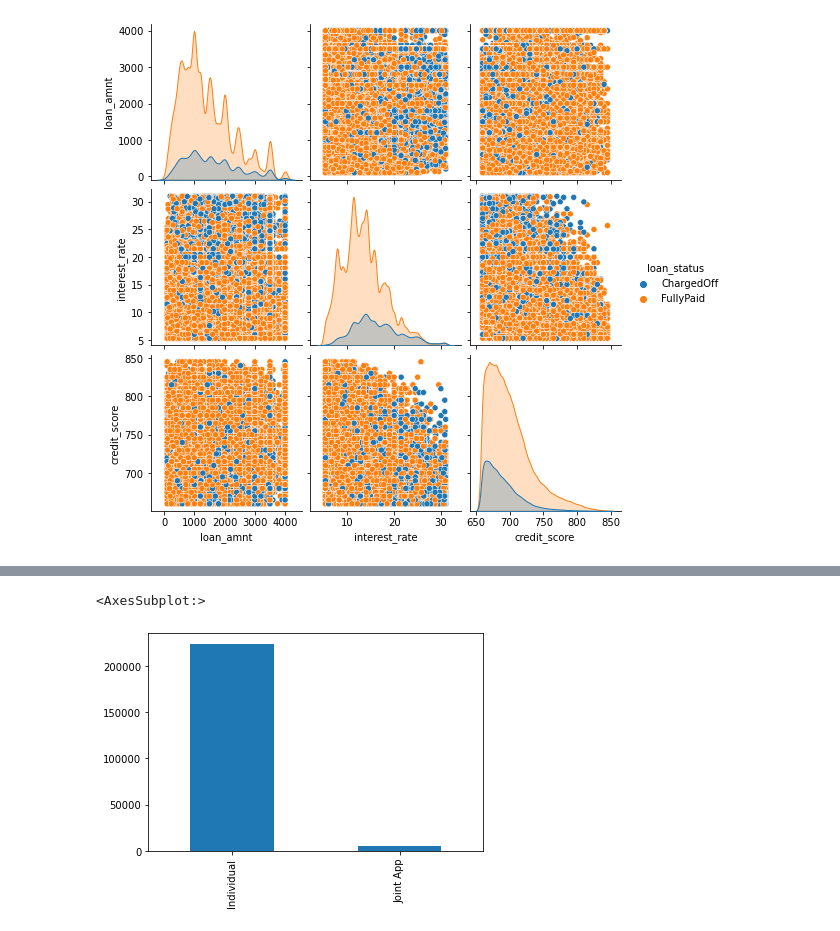
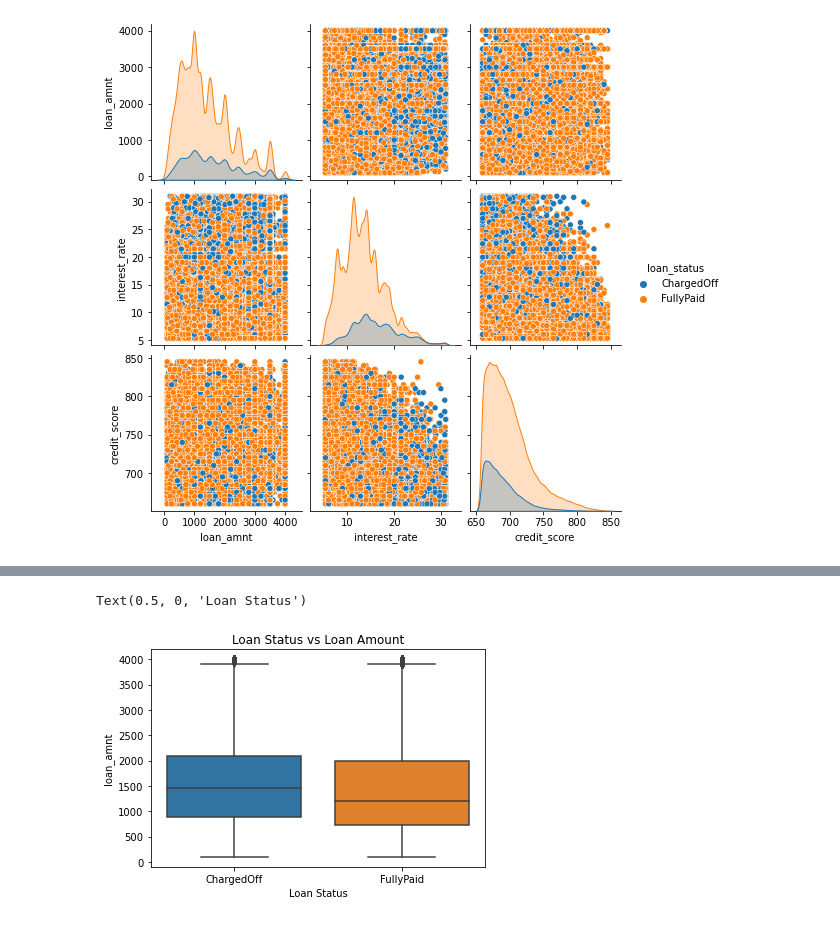
Before and after one commit to TakumiSetoyama/signate_loans, a Jupyter notebook: kashika.ipynb, the cells around one changed output, grey strips where cells are left out. Cells and saved outputs as stored; diff of their text form; code cells hidden in the pictures.

```diff
--- a/kashika.ipynb
+++ b/kashika.ipynb
@@ -96,5 +80,12 @@ df['purpose'].value_counts().plot.bar()
-# %%
-df['application_type'].value_counts().plot.bar()
-# %% [output]
-<AxesSubplot:>
-[figure, removed]
+# %%
+# 箱ひげ図を作成
+sns.boxplot('loan_status', 'loan_amnt', data=df)
+
+# タイトルを指定
+plt.title('Loan Status vs Loan Amount')
+
+# x軸ラベルを指定
+plt.xlabel('Loan Status')
+# %% [output]
+Text(0.5, 0, 'Loan Status')
+[figure, added]
```
Also changed, not shown: parts of 14 cells of this notebook, 1 other file.
